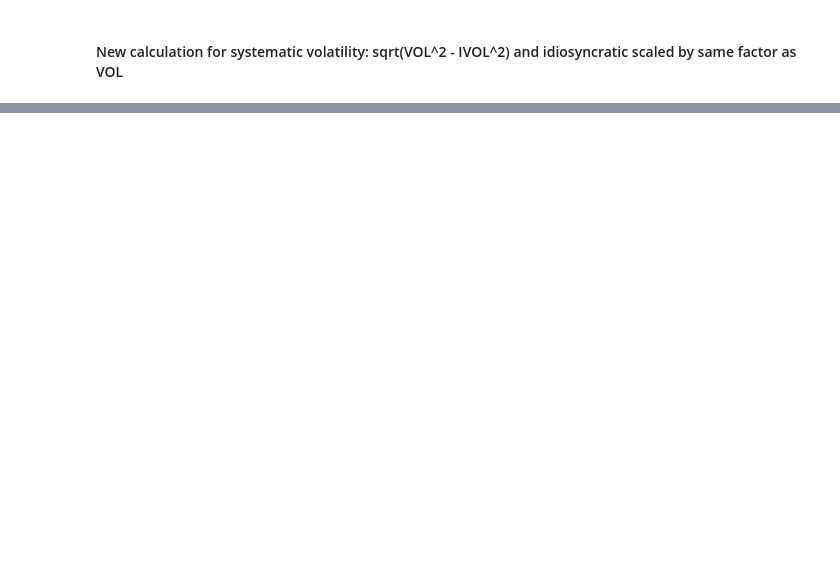
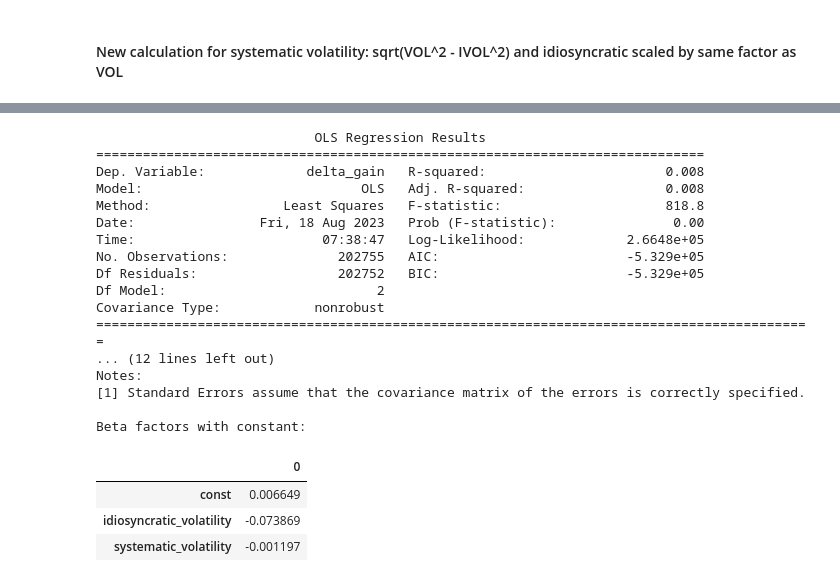
Before and after one commit to edgar9619/volatility_relevance, a Jupyter notebook: main.ipynb, the cells around one changed output, grey strips where cells are left out. Saved outputs shown, nothing was run; the diff lists cells and outputs as text; code cells hidden in the pictures; blank space fills up the shorter version.

```diff
--- a/main.ipynb
+++ b/main.ipynb
@@ -317,0 +434,24 @@ Beta factors without constant:
+# %%
+mf.final_regression(final_dataset,True)
+# %% [output]
+                            OLS Regression Results
+==============================================================================
+Dep. Variable:             delta_gain   R-squared:                       0.008
+Model:                            OLS   Adj. R-squared:                  0.008
+Method:                 Least Squares   F-statistic:                     818.8
+Date:                Fri, 18 Aug 2023   Prob (F-statistic):               0.00
+Time:                        07:38:47   Log-Likelihood:             2.6648e+05
+No. Observations:              202755   AIC:                        -5.329e+05
+Df Residuals:                  202752   BIC:                        -5.329e+05
+Df Model:                           2
+Covariance Type:            nonrobust
+============================================================================================
+... (12 lines left out)
+Notes:
+[1] Standard Errors assume that the covariance matrix of the errors is correctly specified.
+
+Beta factors with constant:
+|  | 0 |
+| const | 0.006649 |
+| idiosyncratic_volatility | -0.073869 |
+| systematic_volatility | -0.001197 |
```
Also changed, not shown: parts of 11 cells of this notebook.
